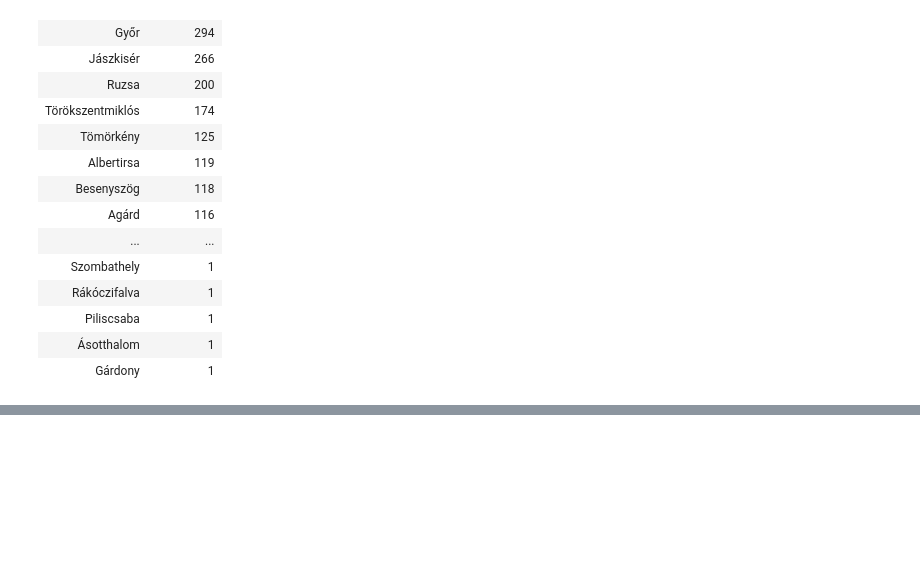
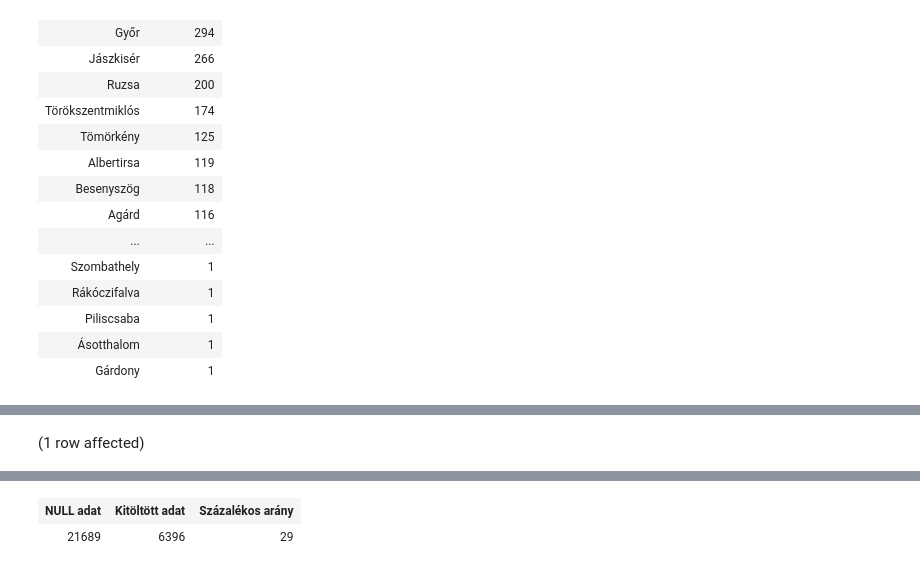
Before and after one commit to telekboldi2/sql.uni-corvinus, a Jupyter notebook: hazi_feladat01.ipynb, the cells around one changed output, grey strips where cells are left out. Cells and saved outputs as stored; diff of their text form; code cells hidden in the pictures; blank space fills up the shorter version.

```diff
--- a/hazi_feladat01.ipynb
+++ b/hazi_feladat01.ipynb
@@ -126,3 +126,9 @@ Total execution time: 00:00:00.039
 | Piliscsaba | 1 |
 | Ásotthalom | 1 |
 | Gárdony | 1 |
+# %%
+Select  Count(*) - Count(SZALL_CIM) as 'NULL adat',
+        Count(SZALL_CIM) as 'Kitöltött adat',
+        100 * Count(SZALL_CIM) / (Count(*) - Count(SZALL_CIM)) as 'Százalékos arány' -- az adatok nagyjából 29%-a van kitöltve, a többi NULL
+from Rendeles
+# %% [output]
@@ -128,0 +136 @@ Total execution time: 00:00:00.039
+(1 row affected)
@@ -128,0 +138,2 @@ Total execution time: 00:00:00.039
+| NULL adat | Kitöltött adat | Százalékos arány |
+| 21689 | 6396 | 29 |
```
Also changed, not shown: parts of 2 cells of this notebook.
